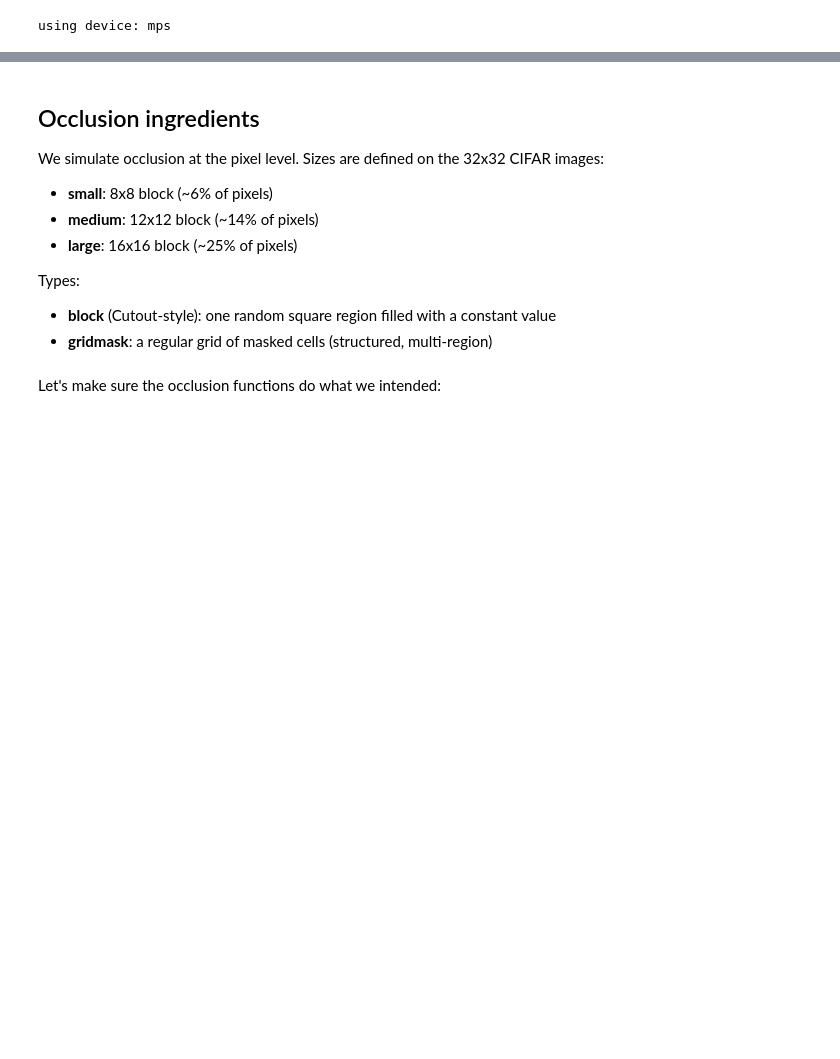
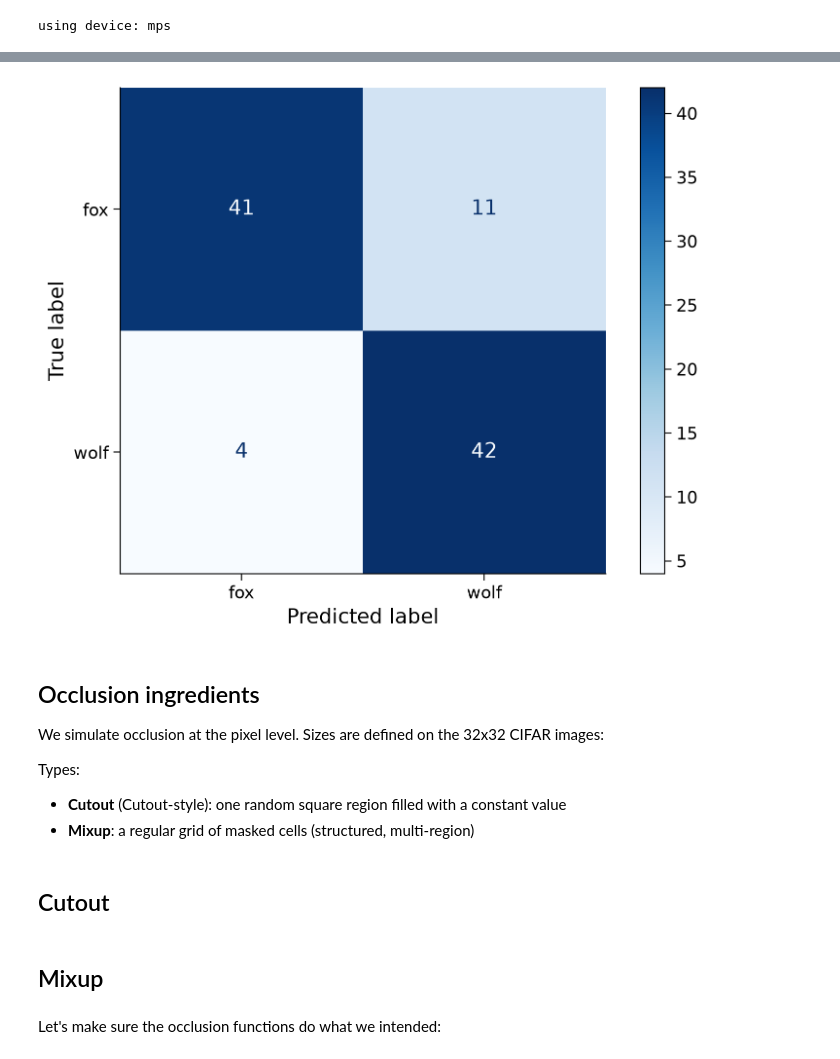
Before and after one commit to ashxhuman/Occlusion-effect-on-Model-Performance, a Jupyter notebook: Occlusion_script.ipynb, the cells around one changed output, grey strips where cells are left out. Cells and saved outputs as stored; diff of their text form; code cells hidden in the pictures; blank space fills up the shorter version.

```diff
--- a/Occlusion_script.ipynb
+++ b/Occlusion_script.ipynb
@@ -60,42 +57,6 @@ from collections import Counter
 # @title Figure settings
 %config InlineBackend.figure_format = 'retina'
 plt.style.use("https://raw.githubusercontent.com/NeuromatchAcademy/content-creation/main/nma.mplstyle")
-# %%
-# @title Plotting functions
-
-def plotConfusionMatrix(real_labels, predicted_labels, label_names):
-
-  # convert the labels to integers:
-  real_labels = [int(x) for x in real_labels]
-  predicted_labels = [int(x) for x in predicted_labels]
-  tick_names = [a.replace("_", " ") for a in label_names]
-
-  cm = confusion_matrix(real_labels, predicted_labels, normalize='true')
-
-  fig = plt.figure(figsize=(10, 8))
-  plt.imshow(cm)
-  plt.xticks(range(len(tick_names)), tick_names, rotation=90)
-  plt.yticks(range(len(tick_names)), tick_names)
-  plt.xlabel('predicted class')
-  plt.ylabel('real class')
-  plt.colorbar()
-  plt.show()
-
-
-def showImageGrid(images, titles=None, nrow=1, ncol=None):
-  """Show a row/grid of uint8 HxWxC images."""
-  n = len(images)
-  ncol = ncol or n
-  fig, axes = plt.subplots(nrow, ncol, figsize=(2 * ncol, 2 * nrow))
-  axes = np.atleast_1d(axes).ravel()
-  for i, ax in enumerate(axes):
-    if i < n:
-      ax.imshow(images[i])
-      if titles is not None:
-        ax.set_title(titles[i], fontsize=9)
-    ax.axis('off')
-  plt.tight_layout()
-  plt.show()
 # %%
 # @title Set random seed
 
@@ -471,12 +482,19 @@ Validation Accuracy for Fox Detector: 81.25%
+# %%
+def plotConfusionMatrix(real_labels, predicted_labels, class_names):
+    cm = metrics.confusion_matrix(real_labels, predicted_labels)
+    metrics.ConfusionMatrixDisplay(confusion_matrix=cm, display_labels=class_names).plot(cmap='Blues')
+    plt.show()
+
+plotConfusionMatrix(clean_results['real_labels'], clean_results['predicted_labels'], label_names)
+# %% [output]
+[figure, added]
 # %% [markdown]
 ## Occlusion ingredients
 
 We simulate occlusion at the pixel level. Sizes are defined on the 32x32 CIFAR images:
 
-- **small**: 8x8 block (~6% of pixels)
-- **medium**: 12x12 block (~14% of pixels)
-- **large**: 16x16 block (~25% of pixels)
-
 Types:
-- **block** (Cutout-style): one random square region filled with a constant value
-- **gridmask**: a regular grid of masked cells (structured, multi-region)
+- **Cutout** (Cutout-style): one random square region filled with a constant value
+- **Mixup**: a regular grid of masked cells (structured, multi-region)
+# %% [markdown]
+## Cutout
@@ -482,0 +559,2 @@ Types:
+# %% [markdown]
+## Mixup
```
Also changed, not shown: parts of 33 cells of this notebook.
